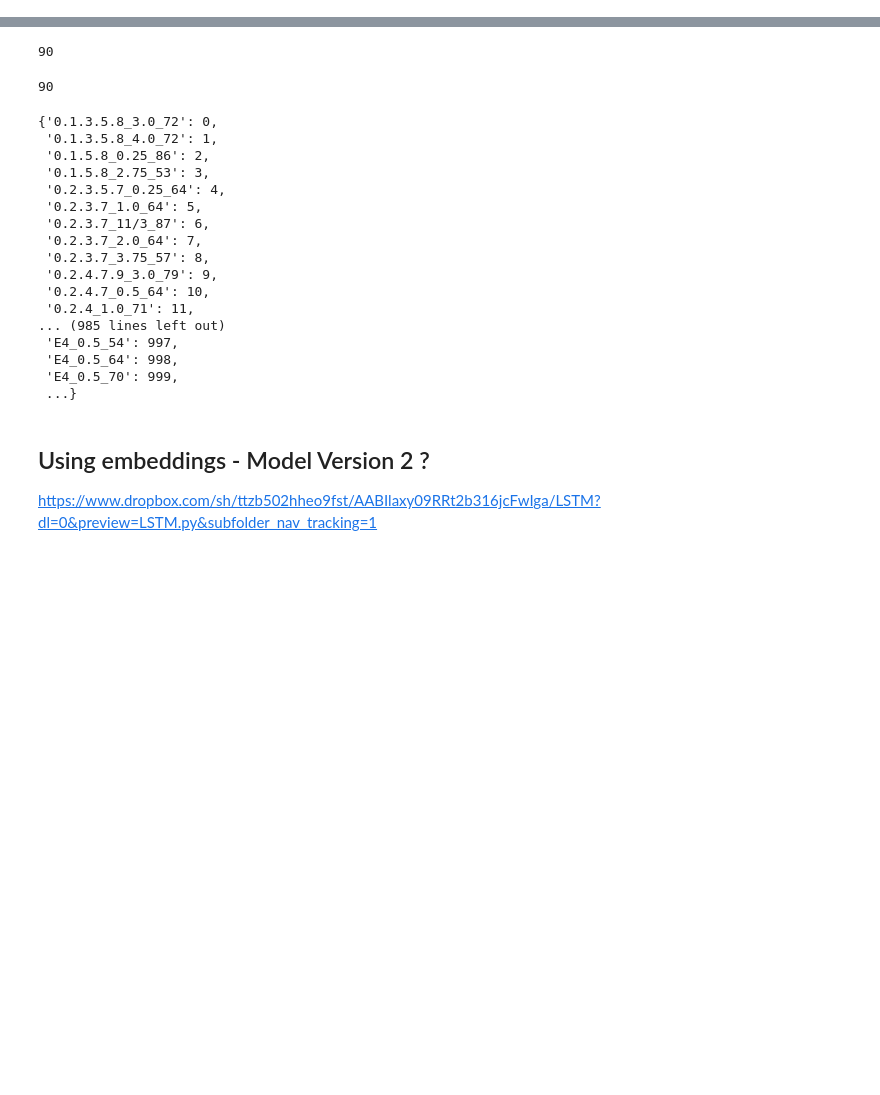
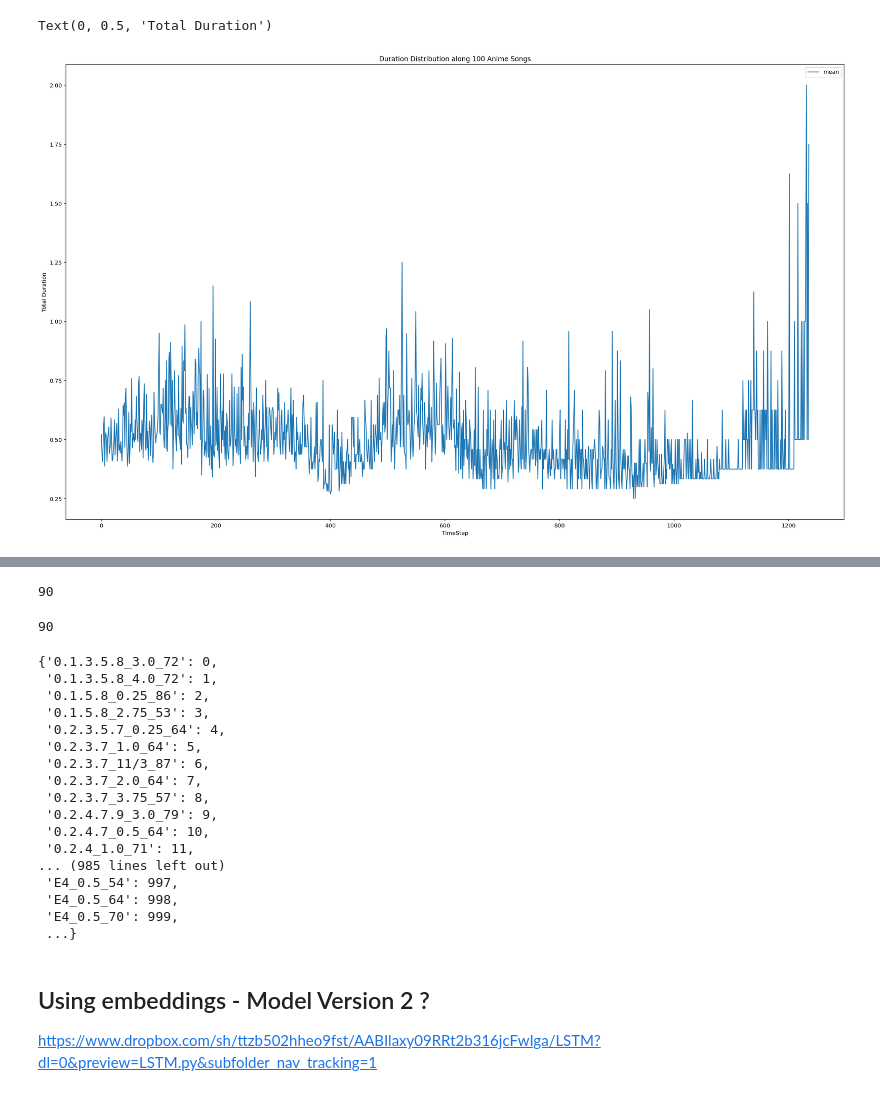
Before and after one commit to jacek-mcp/LoFi-music-generator, a Jupyter notebook: model_code_duration.ipynb, the cells around one changed output, grey strips where cells are left out. Cells and saved outputs as stored; diff of their text form; code cells hidden in the pictures; blank space fills up the shorter version.

```diff
--- a/model_code_duration.ipynb
+++ b/model_code_duration.ipynb
@@ -158,0 +325,36 @@ def train(model, network_input, network_output):
+# %%
+duration_df = []
+for x in duration_list_full:
+    duration_df.append(x[0])
+
+dur_mean = []
+dur_min = []
+dur_max = []
+
+for col in pd.DataFrame(duration_df).columns:
+    try:
+        dur_mean.append(pd.DataFrame(duration_df)[col].mean())
+        dur_min.append(pd.DataFrame(duration_df)[col].min())
+        dur_max.append(pd.DataFrame(duration_df)[col].max())
+    except:
+        pass
+# %%
+duration_df_metrics = pd.DataFrame([dur_mean,dur_min,dur_max]).T
+duration_df_metrics.columns=["mean","min","max"]
+# %%
+
+fig,ax = plt.subplots()
+fig.set_size_inches(25,15)
+
+for i in ["mean"]:
+    #ax.plot(foc_distro[foc_distro.order_discrepancy==f].day, foc_distro[foc_distro.order_discrepancy==f].customers_share, label=f)
+    ax.plot(duration_df_metrics[i],label=i)
+
+ax.legend(loc='best')
+plt.title("Duration Distribution along 100 Anime Songs")
+plt.xlabel("TimeStep")
+plt.ylabel("Total Duration")
+#pd.Series(vel_mean).plot()
+# %% [output]
+Text(0, 0.5, 'Total Duration')
+[figure, added]
```
Also changed, not shown: parts of 32 cells of this notebook.
